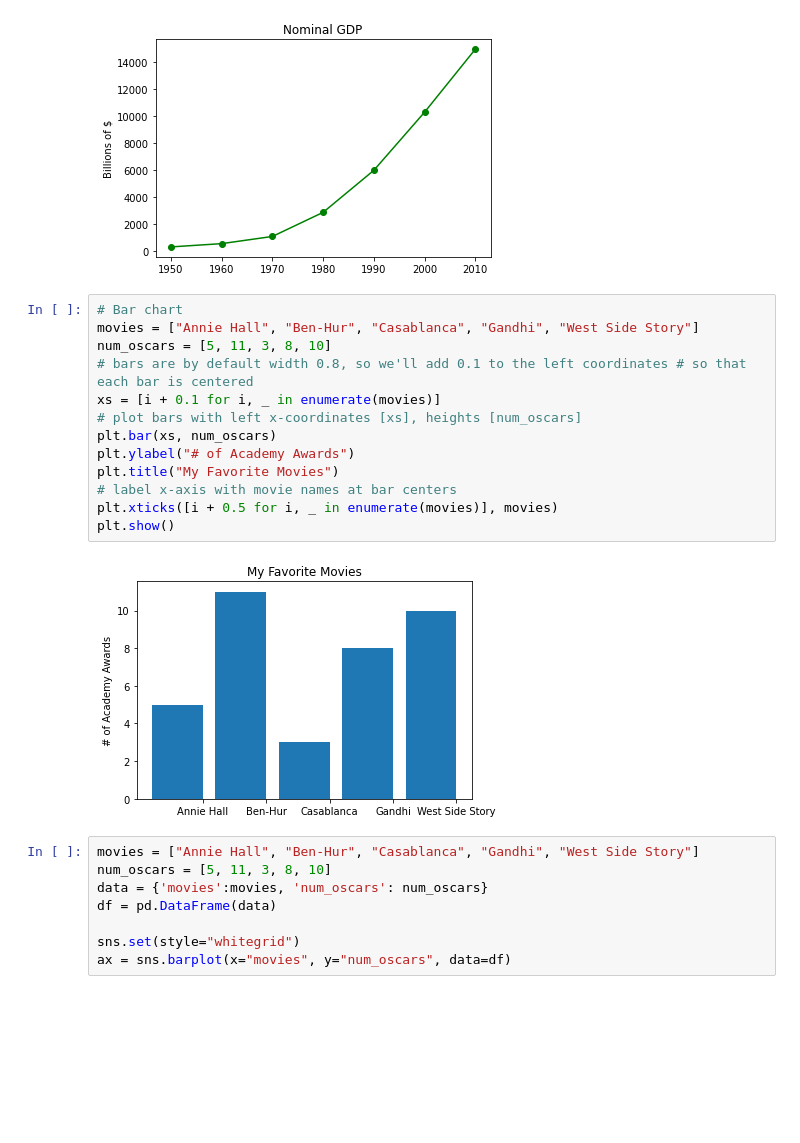
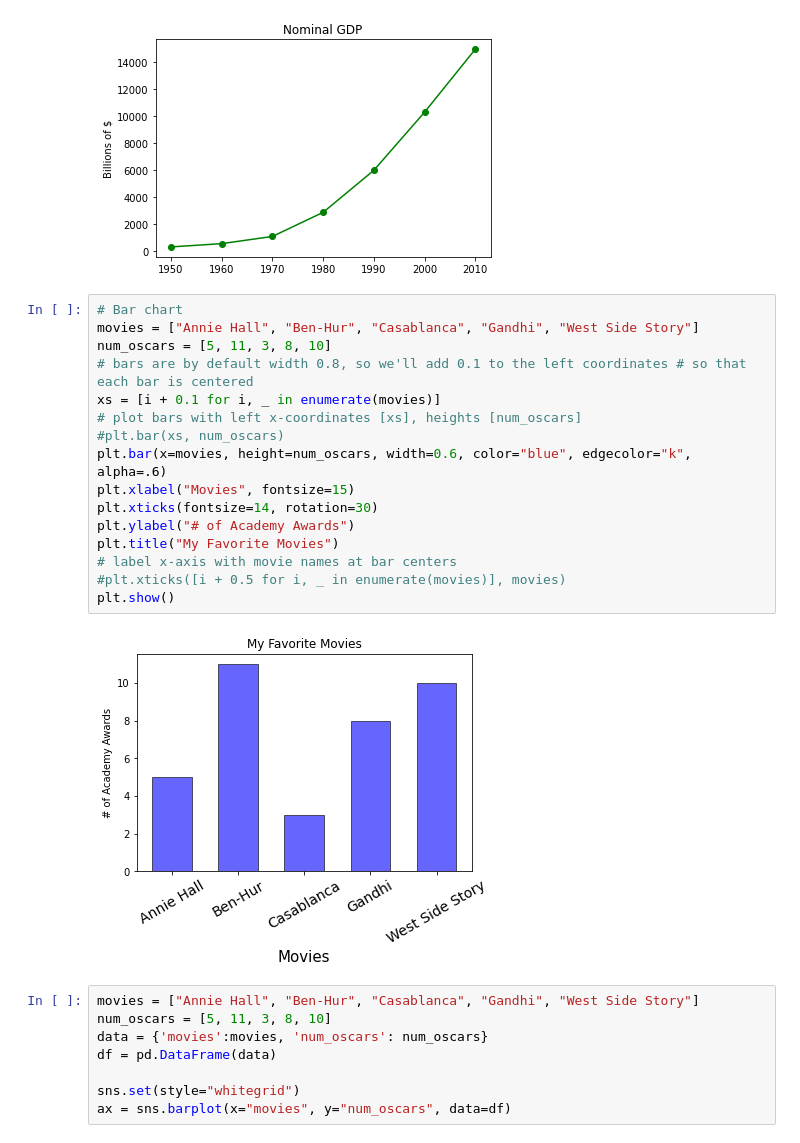
Before and after one commit to parkstventures/themoneysquare, a Jupyter notebook: python3/Lesson 1.2 Python Basics.ipynb, the cells around one changed output. Cells and saved outputs as stored; diff of their text form; blank space fills up the shorter version.

```diff
--- a/python3/Lesson 1.2 Python Basics.ipynb
+++ b/python3/Lesson 1.2 Python Basics.ipynb
@@ -27,18 +27,21 @@ plt.show()
 # %%
 # Bar chart
 movies = ["Annie Hall", "Ben-Hur", "Casablanca", "Gandhi", "West Side Story"]
 num_oscars = [5, 11, 3, 8, 10]
 # bars are by default width 0.8, so we'll add 0.1 to the left coordinates # so that each bar is centered
 xs = [i + 0.1 for i, _ in enumerate(movies)]
 # plot bars with left x-coordinates [xs], heights [num_oscars]
-plt.bar(xs, num_oscars)
+#plt.bar(xs, num_oscars)
+plt.bar(x=movies, height=num_oscars, width=0.6, color="blue", edgecolor="k", alpha=.6)
+plt.xlabel("Movies", fontsize=15)
+plt.xticks(fontsize=14, rotation=30)
 plt.ylabel("# of Academy Awards")
 plt.title("My Favorite Movies")
 # label x-axis with movie names at bar centers
-plt.xticks([i + 0.5 for i, _ in enumerate(movies)], movies)
+#plt.xticks([i + 0.5 for i, _ in enumerate(movies)], movies)
 plt.show()
 # %% [output]
-[figure, old version]
+[figure, new version]
 # %%
 movies = ["Annie Hall", "Ben-Hur", "Casablanca", "Gandhi", "West Side Story"]
 num_oscars = [5, 11, 3, 8, 10]
```
Also changed, not shown: parts of 2 cells of this notebook, 1 other file.
